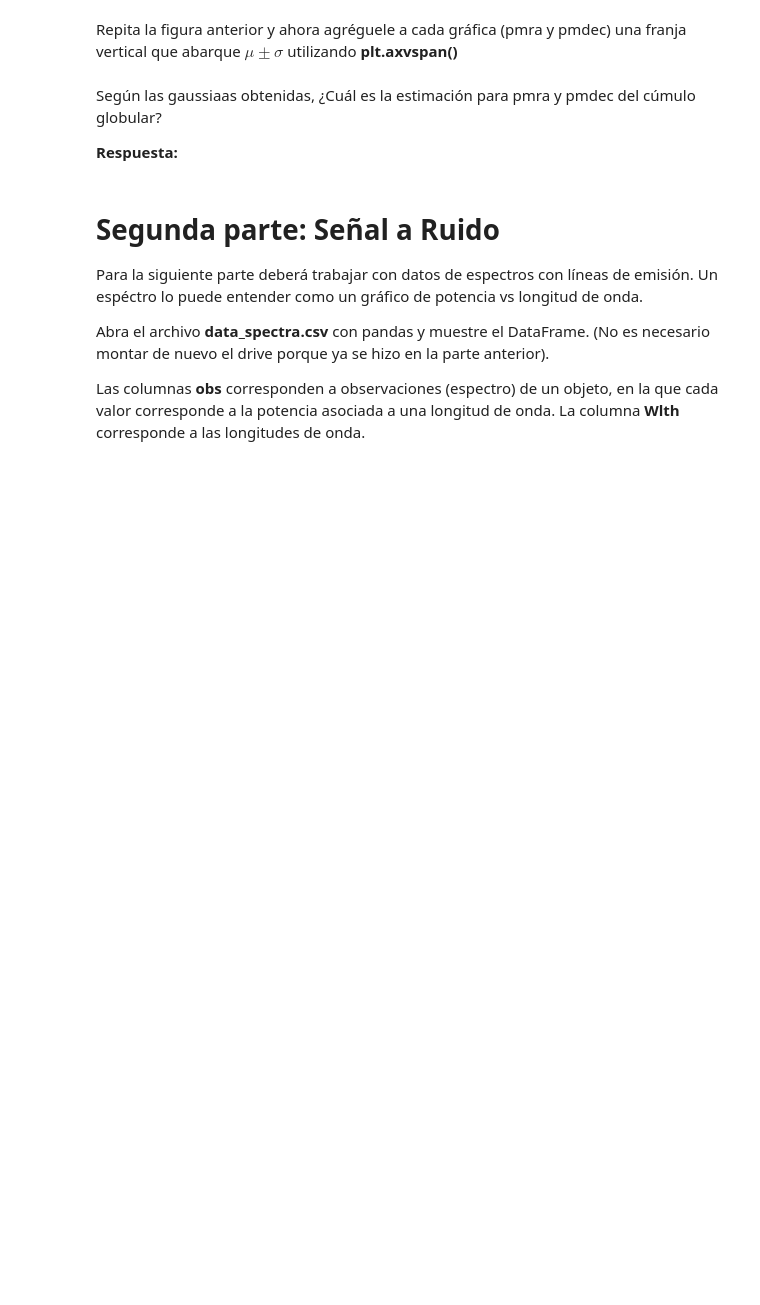
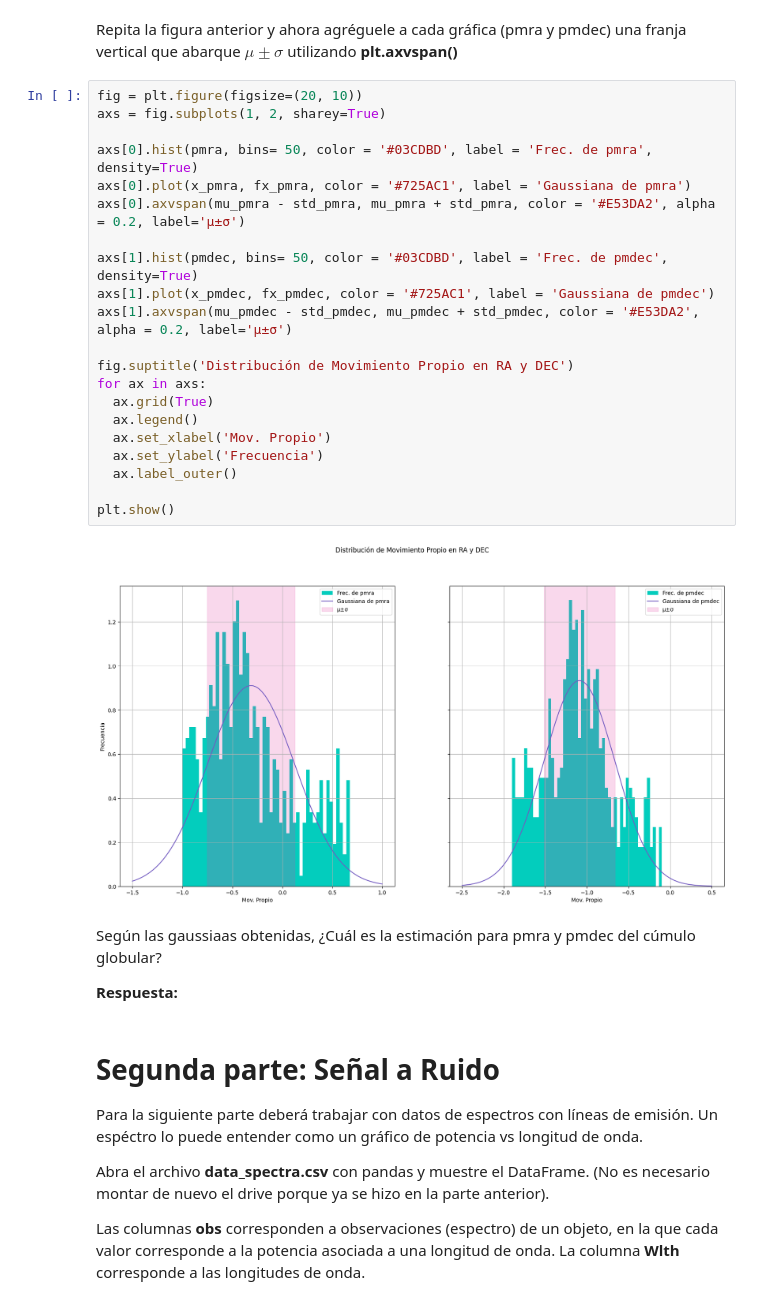
Before and after one commit to CrushinAngel/Tarea-2, a Jupyter notebook: Tarea2.ipynb, the cells around one changed output. Drawn from its saved outputs; the diff is of its cells as text; blank space fills up the shorter version.

```diff
--- a/Tarea2.ipynb
+++ b/Tarea2.ipynb
@@ -138,5 +171,28 @@ Repita la gráfica anterior pero ahora tanto para pmra como para pmdec e incorpo
 # %% [markdown]
 Repita la figura anterior y ahora agréguele a cada gráfica (pmra y pmdec) una franja vertical que abarque $\mu \pm \sigma$ utilizando **plt.axvspan()**
+# %%
+fig = plt.figure(figsize=(20, 10))
+axs = fig.subplots(1, 2, sharey=True)
+
+axs[0].hist(pmra, bins= 50, color = '#03CDBD', label = 'Frec. de pmra', density=True)
+axs[0].plot(x_pmra, fx_pmra, color = '#725AC1', label = 'Gaussiana de pmra')
+axs[0].axvspan(mu_pmra - std_pmra, mu_pmra + std_pmra, color = '#E53DA2', alpha = 0.2, label='μ±σ')
+
+axs[1].hist(pmdec, bins= 50, color = '#03CDBD', label = 'Frec. de pmdec', density=True)
+axs[1].plot(x_pmdec, fx_pmdec, color = '#725AC1', label = 'Gaussiana de pmdec')
+axs[1].axvspan(mu_pmdec - std_pmdec, mu_pmdec + std_pmdec, color = '#E53DA2', alpha = 0.2, label='μ±σ')
+
+fig.suptitle('Distribución de Movimiento Propio en RA y DEC')
+for ax in axs:
+  ax.grid(True)
+  ax.legend()
+  ax.set_xlabel('Mov. Propio')
+  ax.set_ylabel('Frecuencia')
+  ax.label_outer()
+
+plt.show()
+# %% [output]
+[figure, added]
 # %% [markdown]
 Según las gaussiaas obtenidas, ¿Cuál es la estimación para pmra y pmdec del cúmulo globular?
 
```
Also changed, not shown: parts of 4 cells of this notebook.
